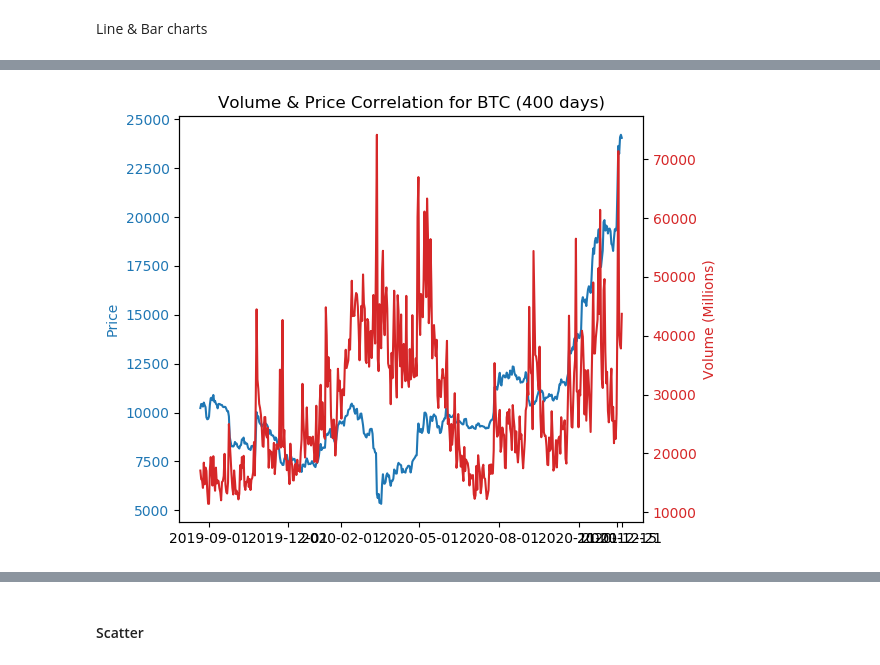
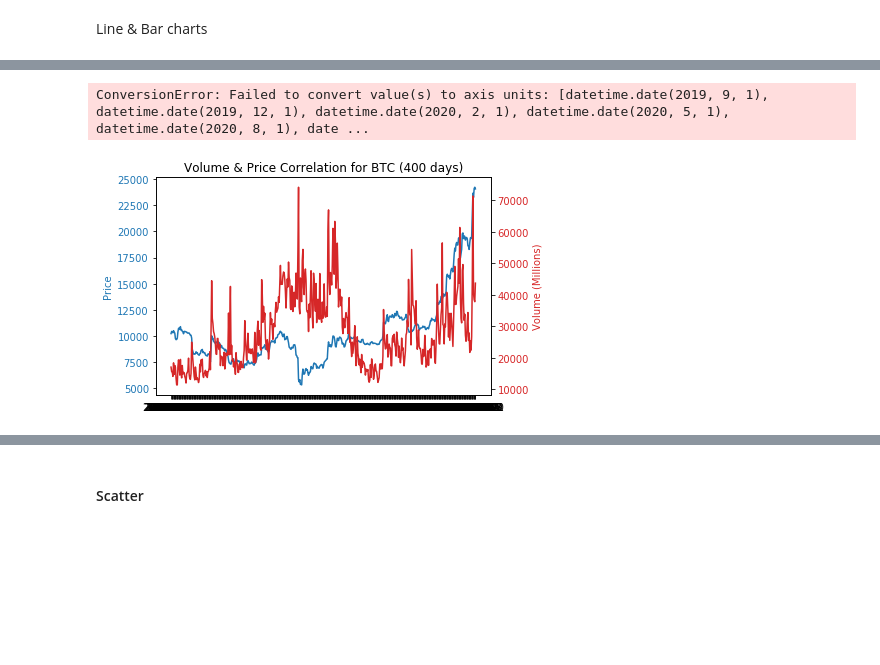
Before and after one commit to aiola-lab/tomers-playground, a Jupyter notebook: Vis-library-review/Visualisation libraries tests.ipynb, the cells around one changed output, grey strips where cells are left out. Drawn from its saved outputs; the diff is of its cells as text; code cells hidden in the pictures; blank space fills up the shorter version.

```diff
--- a/Vis-library-review/Visualisation libraries tests.ipynb
+++ b/Vis-library-review/Visualisation libraries tests.ipynb
@@ -136,4 +136,6 @@ print("--- Running time: %s seconds ---" % (time.time() - start_time))
 # %%
+import datetime
+
 # Example of two Y axis
 
 date = df['Date'][1800:].to_numpy()
@@ -143,38 +145,43 @@ close = df['Close'][1800:].to_numpy()
 temp_volume = df['Volume'].apply(lambda x : x / 1000000)
 volume = temp_volume[1800:].to_numpy()
 
 temp_df = df
 
-temp_df['Date'] = df['Date'].apply(lambda x : datetime.datetime.strptime(x, '%Y-%m-%d'))
-temp_date_list = temp_df['Date'].to_numpy()
+# temp_df['Date'] = df['Date'].apply(lambda x : datetime.datetime.strptime(x, '%Y-%m-%d'))
+# temp_date_list = temp_df['Date'].to_numpy()
 
-date_list = ['2019-09-01', '2019-12-01', '2020-02-01', '2020-05-01', '2020-08-01', '2020-11-01', '2020-12-15', '2020-12-21']
+date_list = ['2019-09-01', '2019-12-01', '2020-02-01', '2020-05-01', '2020-08-01', '2020-11-01', '2020-12-21']
+date_list = [(datetime.datetime.strptime(i, '%Y-%m-%d')) for i in date_list]
+date_list = [i.date() for i in date_list]
 
 fig, ax1 = plt.subplots()
 
 # plt.figure(figsize=(20,10))
 
 color = 'tab:blue'
 # ax1.set_xlabel('Date')
 ax1.set_ylabel('Price', color=color)
 ax1.plot(date, high, color=color)
 ax1.tick_params(axis='y', labelcolor=color)
 
 ax2 = ax1.twinx()  # instantiate a second axes that shares the same x-axis
 
 color = 'tab:red'
 ax2.set_ylabel('Volume (Millions)', color=color)  # we already handled the x-label with ax1
 ax2.plot(date, volume, color=color)
 ax2.tick_params(axis='y', labelcolor=color)
 
 matplotlib.pyplot.title("Volume & Price Correlation for BTC (400 days)", fontdict=None, loc='center', pad=None)
 
 # TODO - faced issue with configuring the x values, specifically when 2 y axis
-plt.xticks(date_list, date_list, rotation='90')
+plt.xticks(date_list, date_list, rotation=90)
+fig.autofmt_xdate()
+
 fig.tight_layout()  # otherwise the right y-label is slightly clipped
 plt.show()
 # %% [output]
+ConversionError: Failed to convert value(s) to axis units: [datetime.date(2019, 9, 1), datetime.date(2019, 12, 1), datetime.date(2020, 2, 1), datetime.date(2020, 5, 1), datetime.date(2020, 8, 1), date ...
-[figure, old version]
+[figure, new version]
 # %%
 date = df['Date'][2280:].tolist()
 high = df['High'][2280:].tolist()
```
Also changed, not shown: parts of 51 cells of this notebook.
